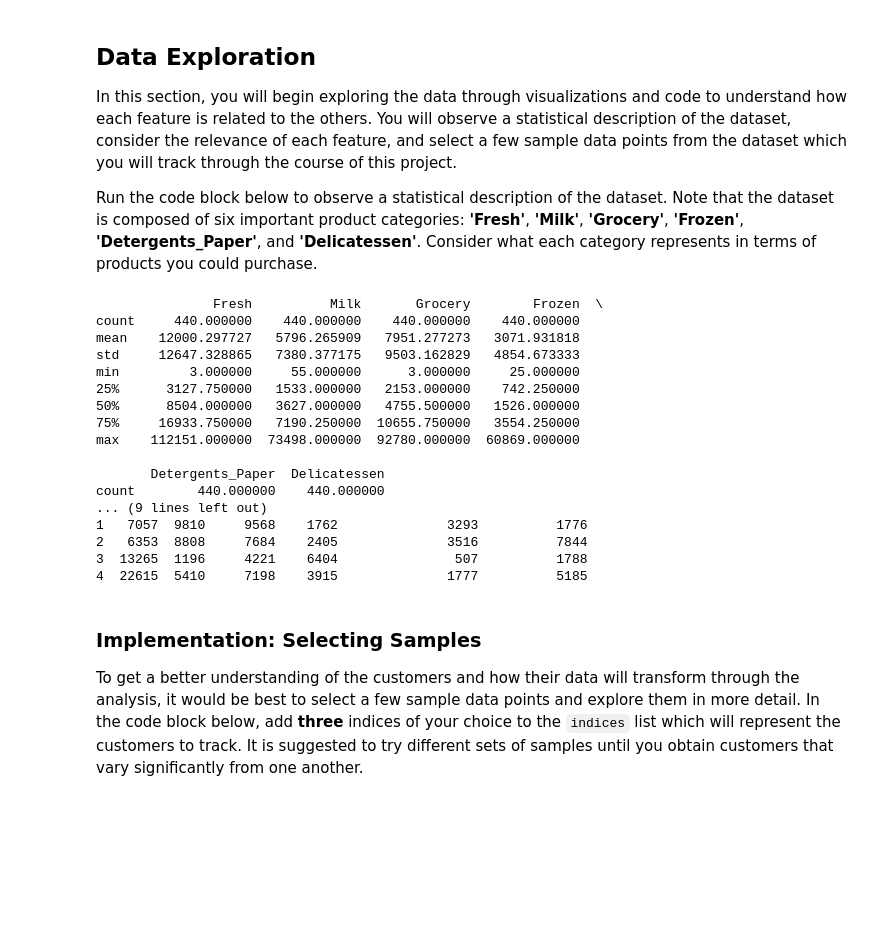
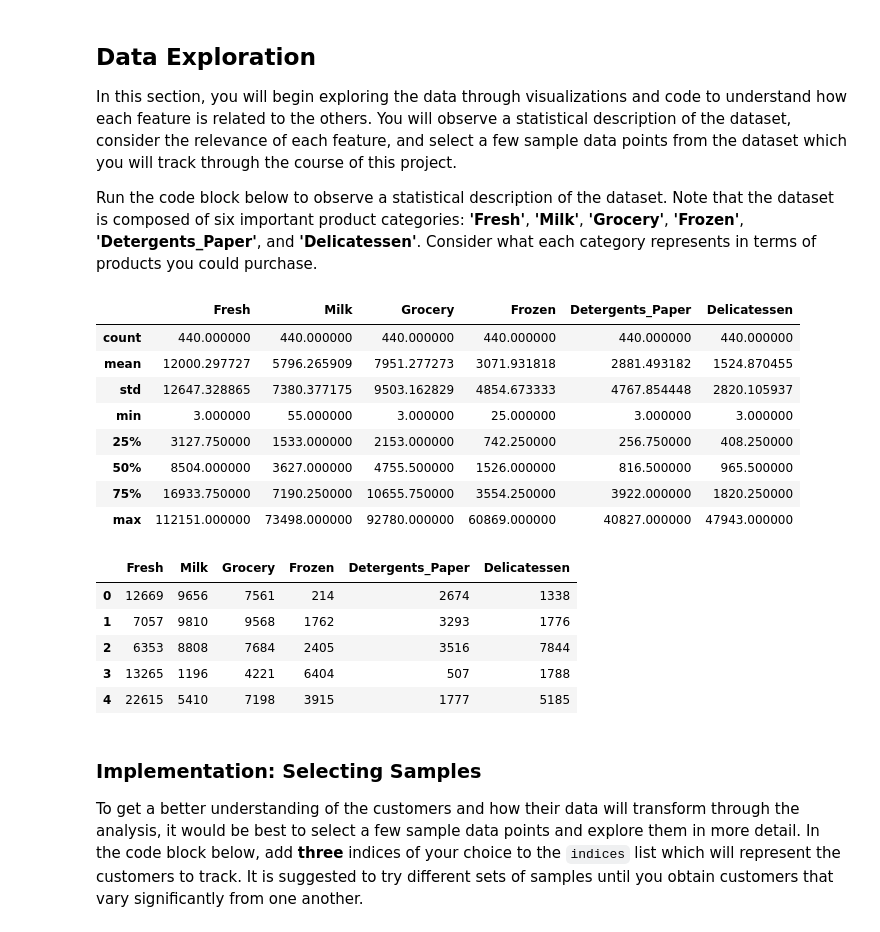
Before and after one commit to davidpham87/machine-learning, a Jupyter notebook: projects/customer_segments/customer_segments.ipynb, the cells around one changed output. Saved outputs shown, nothing was run; the diff lists cells and outputs as text; code cells hidden in the pictures; blank space fills up the shorter version.

```diff
--- a/projects/customer_segments/customer_segments.ipynb
+++ b/projects/customer_segments/customer_segments.ipynb
@@ -80,26 +81,24 @@ and **'Delicatessen'**. Consider what each category represents in terms of
 products you could purchase.
 # %%
 # Display a description of the dataset
-disaply(data.describe())
+display(data.describe())
 display(data.head())
 # %% [output]
-               Fresh          Milk       Grocery        Frozen  \
-count     440.000000    440.000000    440.000000    440.000000
-mean    12000.297727   5796.265909   7951.277273   3071.931818
-std     12647.328865   7380.377175   9503.162829   4854.673333
-min         3.000000     55.000000      3.000000     25.000000
-25%      3127.750000   1533.000000   2153.000000    742.250000
-50%      8504.000000   3627.000000   4755.500000   1526.000000
-75%     16933.750000   7190.250000  10655.750000   3554.250000
-max    112151.000000  73498.000000  92780.000000  60869.000000
-
-       Detergents_Paper  Delicatessen
-count        440.000000    440.000000
-... (9 lines left out)
-1   7057  9810     9568    1762              3293          1776
-2   6353  8808     7684    2405              3516          7844
-3  13265  1196     4221    6404               507          1788
-4  22615  5410     7198    3915              1777          5185
+|  | Fresh | Milk | Grocery | Frozen | Detergents_Paper | Delicatessen |
+| count | 440.000000 | 440.000000 | 440.000000 | 440.000000 | 440.000000 | 440.000000 |
+| mean | 12000.297727 | 5796.265909 | 7951.277273 | 3071.931818 | 2881.493182 | 1524.870455 |
+| std | 12647.328865 | 7380.377175 | 9503.162829 | 4854.673333 | 4767.854448 | 2820.105937 |
+| min | 3.000000 | 55.000000 | 3.000000 | 25.000000 | 3.000000 | 3.000000 |
+| 25% | 3127.750000 | 1533.000000 | 2153.000000 | 742.250000 | 256.750000 | 408.250000 |
+| 50% | 8504.000000 | 3627.000000 | 4755.500000 | 1526.000000 | 816.500000 | 965.500000 |
+| 75% | 16933.750000 | 7190.250000 | 10655.750000 | 3554.250000 | 3922.000000 | 1820.250000 |
+| max | 112151.000000 | 73498.000000 | 92780.000000 | 60869.000000 | 40827.000000 | 47943.000000 |
+|  | Fresh | Milk | Grocery | Frozen | Detergents_Paper | Delicatessen |
+| 0 | 12669 | 9656 | 7561 | 214 | 2674 | 1338 |
+| 1 | 7057 | 9810 | 9568 | 1762 | 3293 | 1776 |
+| 2 | 6353 | 8808 | 7684 | 2405 | 3516 | 7844 |
+| 3 | 13265 | 1196 | 4221 | 6404 | 507 | 1788 |
+| 4 | 22615 | 5410 | 7198 | 3915 | 1777 | 5185 |
 # %% [markdown]
 ### Implementation: Selecting Samples
 
```
Also changed, not shown: parts of 8 cells of this notebook.
